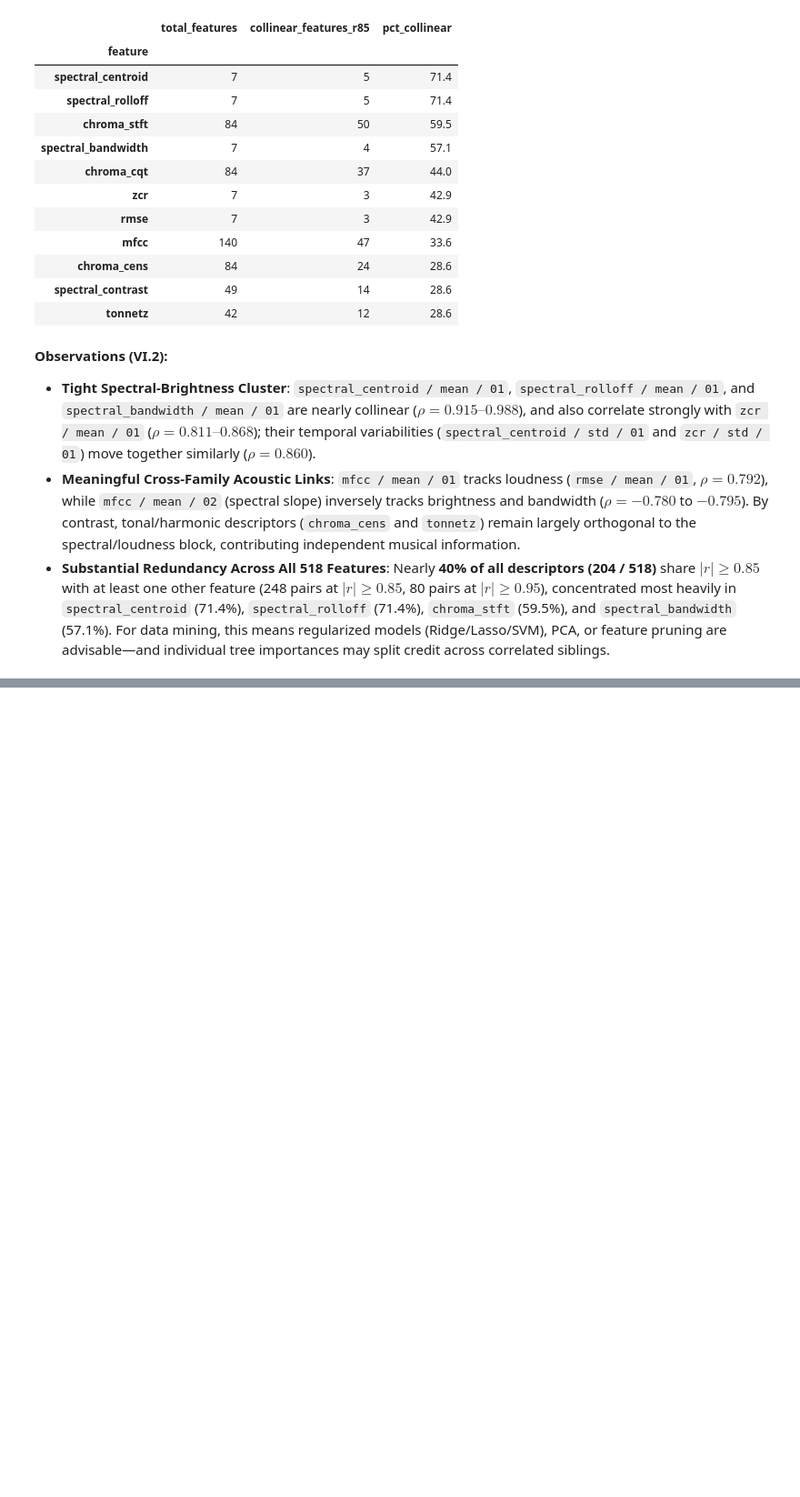
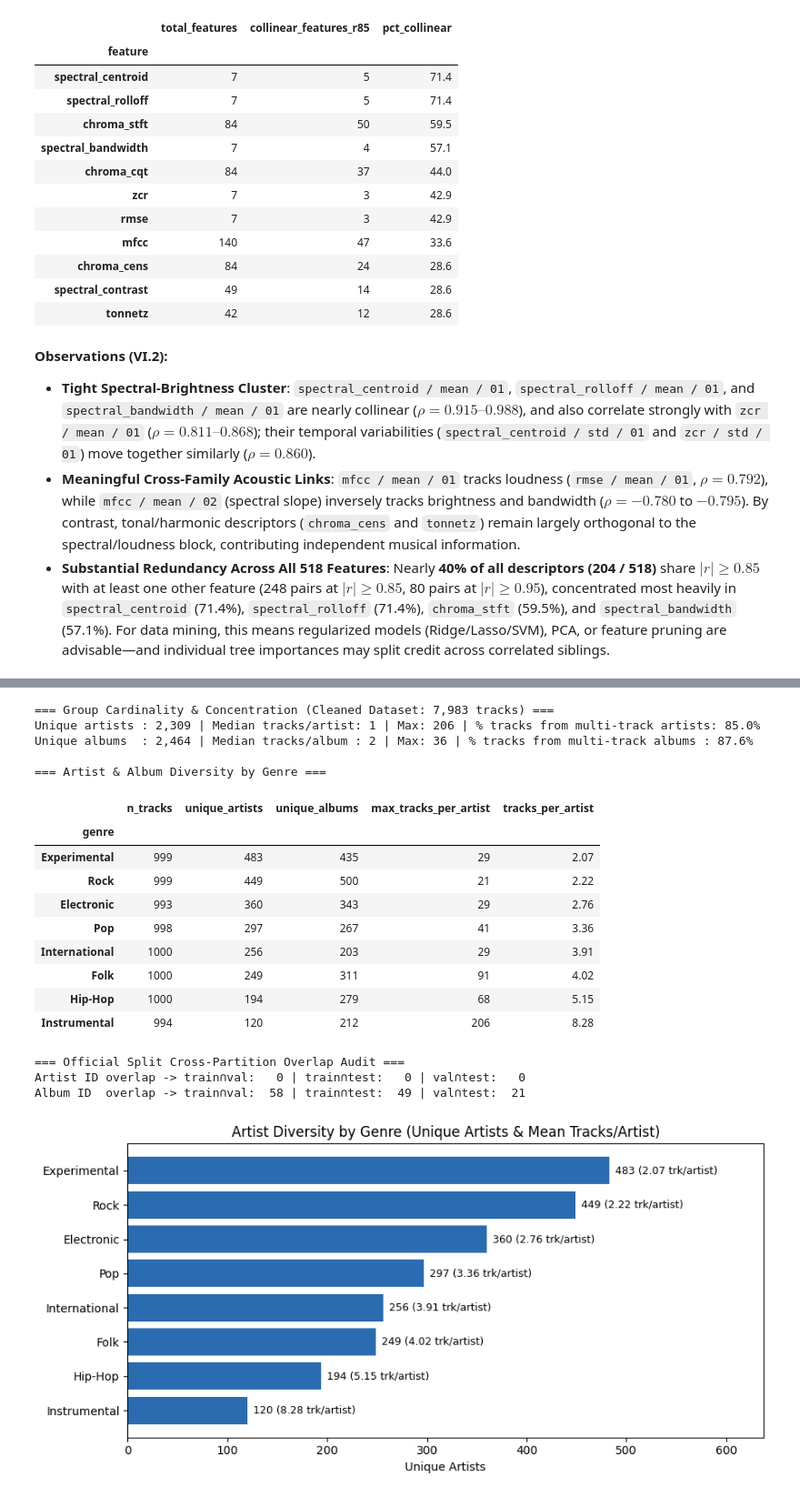
Before and after one commit to daqhi/Music-Genre-Classification, a Jupyter notebook: music_genre_classification.ipynb, the cells around one changed output, grey strips where cells are left out. Shown at 91% size. Saved outputs shown, nothing was run; the diff lists cells and outputs as text; code cells hidden in the pictures; blank space fills up the shorter version.

```diff
--- a/music_genre_classification.ipynb
+++ b/music_genre_classification.ipynb
@@ -2274,0 +1797,65 @@ While this EDA establishes a clean, leakage-free baseline and strong exploratory
+# %%
+# VII.1 Group-Structure Audit: Artist & Album Concentration and Split Leakage Check
+artist_id = clean_tracks[('artist', 'id')]
+album_id = clean_tracks[('album', 'id')]
+genre = clean_tracks[('track', 'genre_top')]
+split = clean_tracks[('set', 'split')]
+
+# 1. Cardinality & Concentration Summary
+artist_counts = artist_id.value_counts()
+album_counts = album_id.value_counts()
+print("=== Group Cardinality & Concentration (Cleaned Dataset: 7,983 tracks) ===")
+print(f"Unique artists : {artist_id.nunique():,} | Median tracks/artist: {artist_counts.median():.0f} | Max: {artist_counts.max()} | % tracks from multi-track artists: {(artist_counts[artist_id].values > 1).mean()*100:.1f}%")
+print(f"Unique albums  : {album_id.nunique():,} | Median tracks/album : {album_counts.median():.0f} | Max: {album_counts.max()} | % tracks from multi-track albums : {(album_counts[album_id].values > 1).mean()*100:.1f}%")
+
+# Genre-level artist diversity
+group_df = pd.DataFrame({'genre': genre, 'artist_id': artist_id, 'album_id': album_id, 'split': split})
+genre_artist_stats = group_df.groupby('genre').agg(
+    n_tracks=('artist_id', 'size'),
+    unique_artists=('artist_id', 'nunique'),
+    unique_albums=('album_id', 'nunique'),
+    max_tracks_per_artist=('artist_id', lambda s: s.value_counts().iloc[0]),
+)
+genre_artist_stats['tracks_per_artist'] = (genre_artist_stats['n_tracks'] / genre_artist_stats['unique_artists']).round(2)
+print("\n=== Artist & Album Diversity by Genre ===")
+display(genre_artist_stats.sort_values('unique_artists', ascending=False))
+
+# 2. Official Split Cross-Partition Leakage Audit
+print("\n=== Official Split Cross-Partition Overlap Audit ===")
+for label, col in [('Artist ID', 'artist_id'), ('Album ID', 'album_id')]:
+    tr_set = set(group_df.loc[group_df['split'] == 'training', col])
+    va_set = set(group_df.loc[group_df['split'] == 'validation', col])
+    te_set = set(group_df.loc[group_df['split'] == 'test', col])
+    print(f"{label:9s} overlap -> train∩val: {len(tr_set & va_set):3d} | train∩test: {len(tr_set & te_set):3d} | val∩test: {len(va_set & te_set):3d}")
+
+# 3. Visualize Artist Diversity by Genre
+order_art = genre_artist_stats.sort_values('unique_artists', ascending=True)
+fig, ax = plt.subplots(figsize=(9, 4.5))
+ax.barh(order_art.index, order_art['unique_artists'], color='#2b6cb0')
+for i, (val, tpa) in enumerate(zip(order_art['unique_artists'], order_art['tracks_per_artist'])):
+    ax.text(val + 6, i, f"{val} ({tpa:.2f} trk/artist)", va='center', fontsize=9)
+ax.set_xlim(0, order_art['unique_artists'].max() * 1.32)
+ax.set_title("Artist Diversity by Genre (Unique Artists & Mean Tracks/Artist)")
+ax.set_xlabel("Unique Artists")
+plt.tight_layout()
+plt.show()
+# %% [output]
+=== Group Cardinality & Concentration (Cleaned Dataset: 7,983 tracks) ===
+Unique artists : 2,309 | Median tracks/artist: 1 | Max: 206 | % tracks from multi-track artists: 85.0%
+Unique albums  : 2,464 | Median tracks/album : 2 | Max: 36 | % tracks from multi-track albums : 87.6%
+
+=== Artist & Album Diversity by Genre ===
+|  | n_tracks | unique_artists | unique_albums | max_tracks_per_artist | tracks_per_artist |
+| genre |  |  |  |  |  |
+| Experimental | 999 | 483 | 435 | 29 | 2.07 |
+| Rock | 999 | 449 | 500 | 21 | 2.22 |
+| Electronic | 993 | 360 | 343 | 29 | 2.76 |
+| Pop | 998 | 297 | 267 | 41 | 3.36 |
+| International | 1000 | 256 | 203 | 29 | 3.91 |
+| Folk | 1000 | 249 | 311 | 91 | 4.02 |
+| Hip-Hop | 1000 | 194 | 279 | 68 | 5.15 |
+| Instrumental | 994 | 120 | 212 | 206 | 8.28 |
+=== Official Split Cross-Partition Overlap Audit ===
+Artist ID overlap -> train∩val:   0 | train∩test:   0 | val∩test:   0
+Album ID  overlap -> train∩val:  58 | train∩test:  49 | val∩test:  21
+[figure, added]
```
Also changed, not shown: parts of 62 cells of this notebook.
